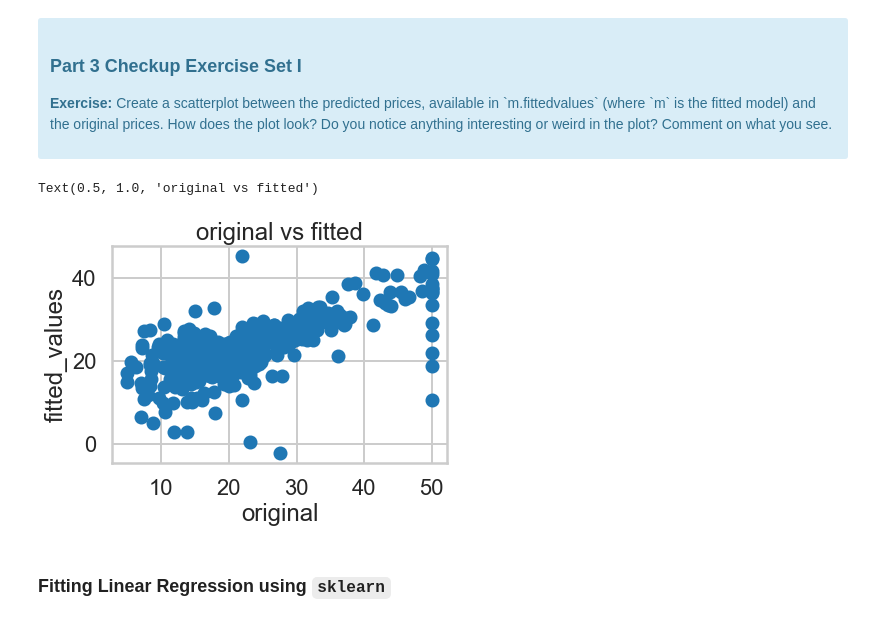
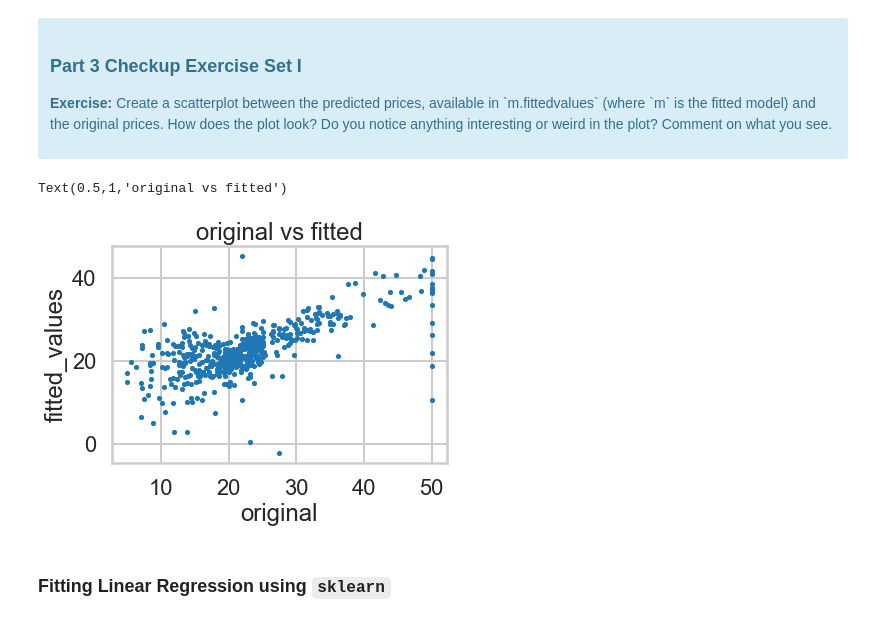
Before and after one commit to Taypapen/mec_mini_linear_regression, a Jupyter notebook: TaylorPap_mini_lin_regression.ipynb, the cells around one changed output. Drawn from its saved outputs; the diff is of its cells as text; code cells hidden in the pictures.

```diff
--- a/TaylorPap_mini_lin_regression.ipynb
+++ b/TaylorPap_mini_lin_regression.ipynb
@@ -459,14 +459,14 @@ Let's see how our model actually fit our data. We can see below that there is a
 </div>
 # %%
 # your turn
-plt.scatter(bos.PRICE, m.fittedvalues)
+plt.scatter(bos.PRICE, m.fittedvalues, s=10)
 plt.xlabel("original")
 plt.ylabel("fitted_values")
 plt.title("original vs fitted")
 #postiive corelation that seem to match fairly well. Some Outliers are present.
 # %% [output]
-Text(0.5, 1.0, 'original vs fitted')
+Text(0.5,1,'original vs fitted')
-[figure, old version]
+[figure, new version]
 # %% [markdown]
 ### Fitting Linear Regression using `sklearn`
 # %%
```
Also changed, not shown: parts of 33 cells of this notebook.
